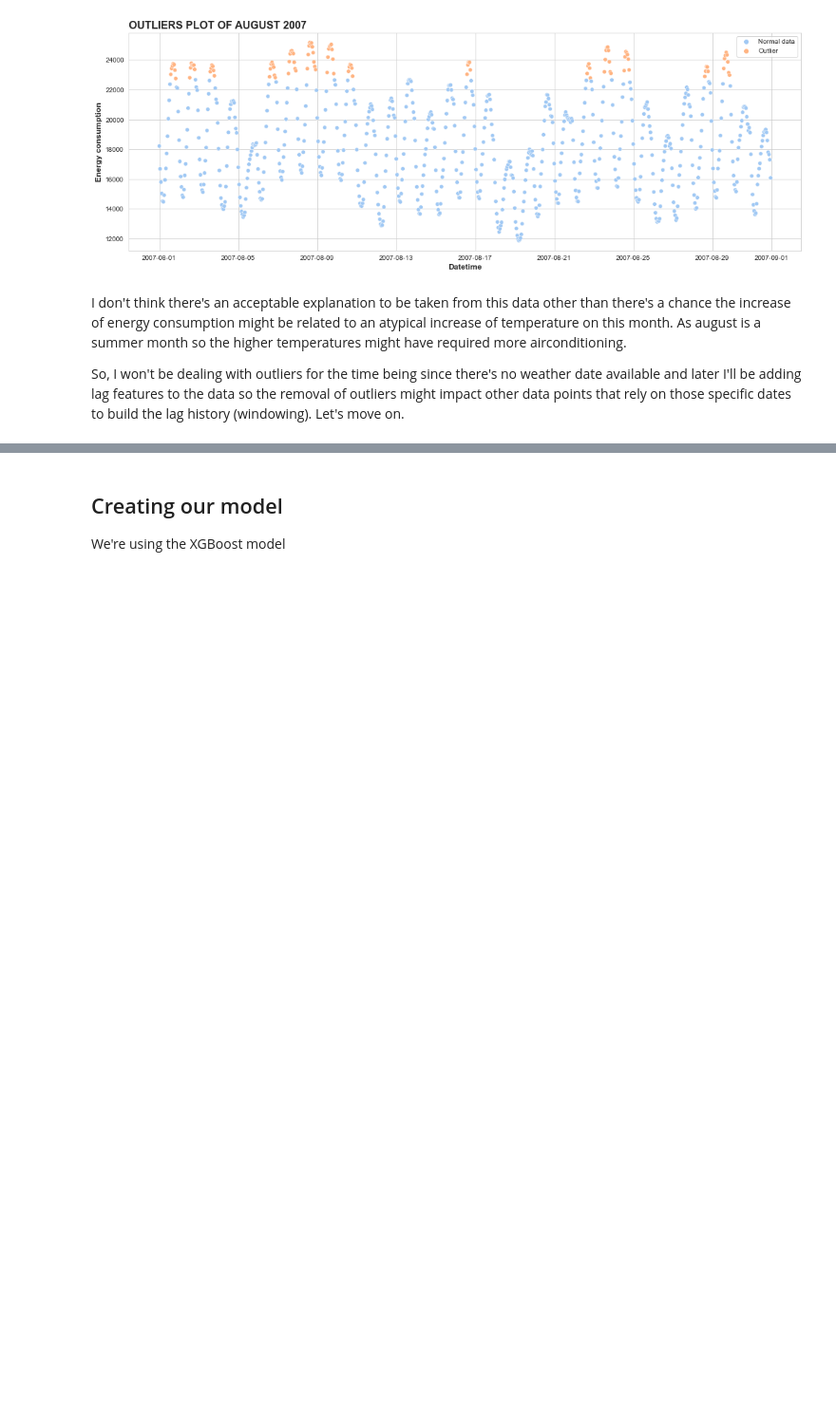
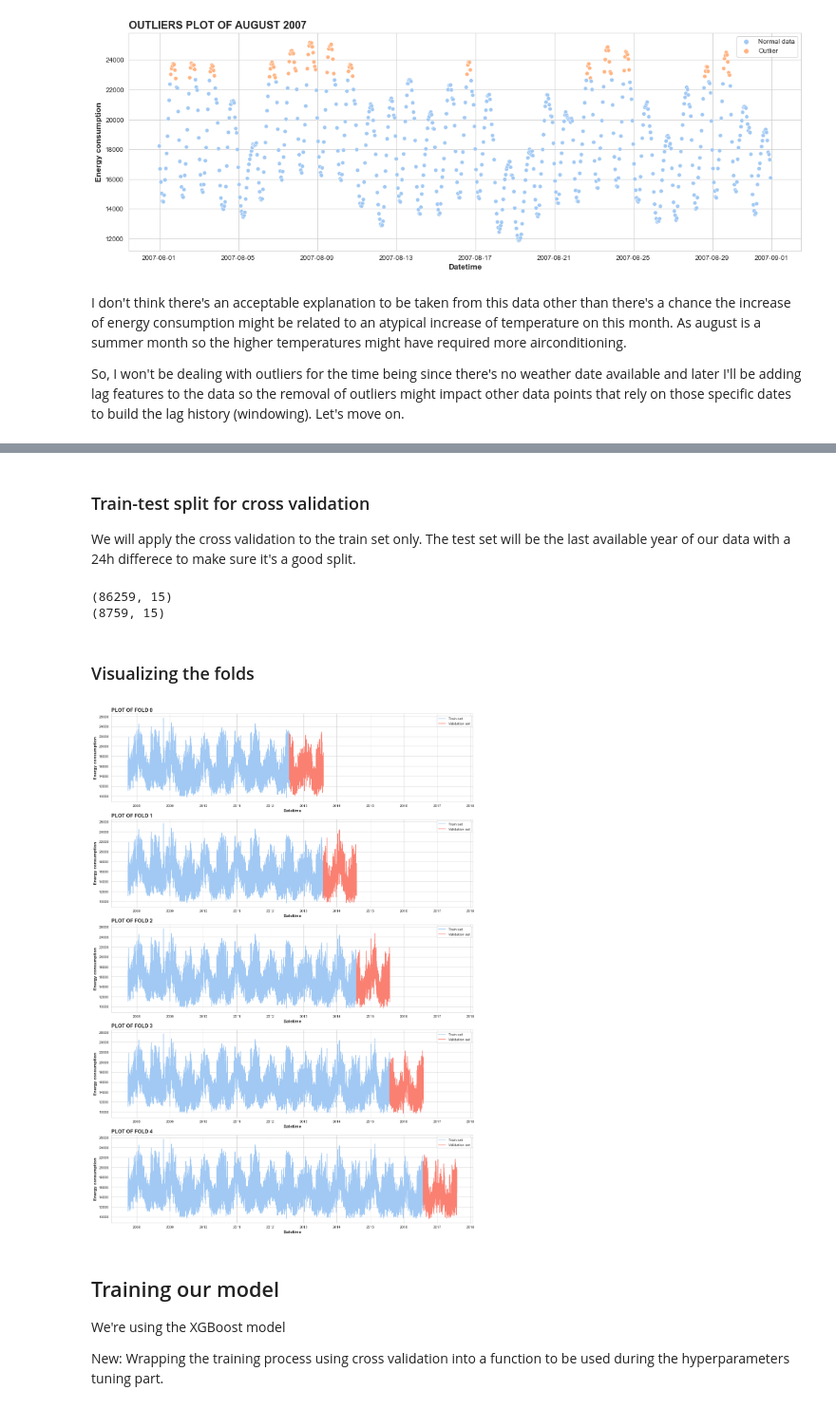
Before and after one commit to brenoingwersen/time-series-forecasting, a Jupyter notebook: Energy Consumption/Notebooks/Energy Consumption_v2.ipynb, the cells around one changed output, grey strips where cells are left out. Shown at 95% size. Saved outputs shown, nothing was run; the diff lists cells and outputs as text; code cells hidden in the pictures; blank space fills up the shorter version.

Commit message:
Add Energy consumption_v2

```diff
--- a/Energy Consumption/Notebooks/Energy Consumption_v2.ipynb
+++ b/Energy Consumption/Notebooks/Energy Consumption_v2.ipynb
@@ -283,7 +329,7 @@ New: adding holiday indicator and season variable
 # %%
-def add_features(df, return_names=False):
+def add_features(df):
     """
-    Creates time series features using the Datetime column and splits the data into X and y.
+    Creates time series features using the Datetime column.
 
     """
     df = df.copy(deep=True)
@@ -306,12 +352,8 @@ def add_features(df, return_names=False):
     df['holiday'] = df['Datetime'].isin(holidays)
     df['holiday'] = df['holiday'].map({True: 1,  False: 0}) # Mapping as a numerical feature
 
-    return_cols = df.drop(columns=['Datetime', 'AEP_MW']).columns # Names of the feature columns
-    X, y = (df[return_cols].values, # X
-            df['AEP_MW'].values,) # y
-    if return_names:
-        return X, y, return_cols
-    return X, y
+    # Sorting chronologicaly and reseting the index
+    return df.sort_values('Datetime', ascending=True).reset_index(drop=True)
 # %%
-X_train, y_train, feature_names = add_features(train_set, return_names=True)
-X_test, y_test = add_features(test_set)
+lag_df = add_features(lag_df)
+lag_df.head()
@@ -318,4 +381,45 @@ X_test, y_test = add_features(test_set)
+# %% [markdown]
+### Train-test split for cross validation
+
+We will apply the cross validation to the train set only. The test set will be the last available year of our data with a 24h differece to make sure it's a good split.
+# %%
+end_of_train = lag_df['Datetime'].max() - pd.Timedelta(365, 'd') - pd.Timedelta(24, 'h')
+begin_of_test = end_of_train + pd.Timedelta(24, 'h')
+
+train_set, test_set = lag_df[lag_df['Datetime'] <= end_of_train], lag_df[lag_df['Datetime'] >= begin_of_test]
+print(train_set.shape)
+print(test_set.shape)
+# %% [output]
+(86259, 15)
+(8759, 15)
+# %%
+n_splits = 5
+split = TimeSeriesSplit(n_splits=n_splits,
+                        test_size=365*24, # We want to predict 1 hour into the future and our data is hourly
+                        gap=24) # Setting a "gap" of 24h between the train and test data.
+# %% [markdown]
+### Visualizing the folds
+# %%
+fig, axes = plt.subplots(nrows=n_splits,
+                         figsize=(18, 26))
+
+for i, (train_idx, val_idx) in enumerate(split.split(train_set)):
+    ax = axes[i]
+    train_plot = sns.lineplot(x='Datetime', y='AEP_MW', data=train_set.loc[train_idx], label='Train set', ax=ax)
+    val_plot = sns.lineplot(x='Datetime', y='AEP_MW', data=train_set.loc[val_idx], label='Validation set', color='salmon', ax=ax)
+    ax.set_ylabel('Energy consumption', fontdict={'fontsize': 12, 'fontweight': 'bold'})
+    ax.set_xlabel('Datetime', fontdict={'fontsize': 12, 'fontweight': 'bold'})
+    ax.set_title(f'Plot of fold {i}'.upper(), fontdict={'fontsize': 14, 'fontweight': 'bold'}, loc='left')
+    # set x axis limits to visualize the splits
+    ax.set_xlim(left=train_set['Datetime'].min() - pd.Timedelta(180, 'd'), # Subtracting half year to centralize the plot
+                right=train_set['Datetime'].max() + pd.Timedelta(180, 'd'))
+
+plt.show()
+# %% [output]
+[figure, added]
 # %% [markdown]
-## Creating our model
+## Training our model
 
 We're using the XGBoost model
+
+New: Wrapping the training process using cross validation into a function to be used during the hyperparameters tuning part.
```
Also changed, not shown: parts of 85 cells of this notebook.
